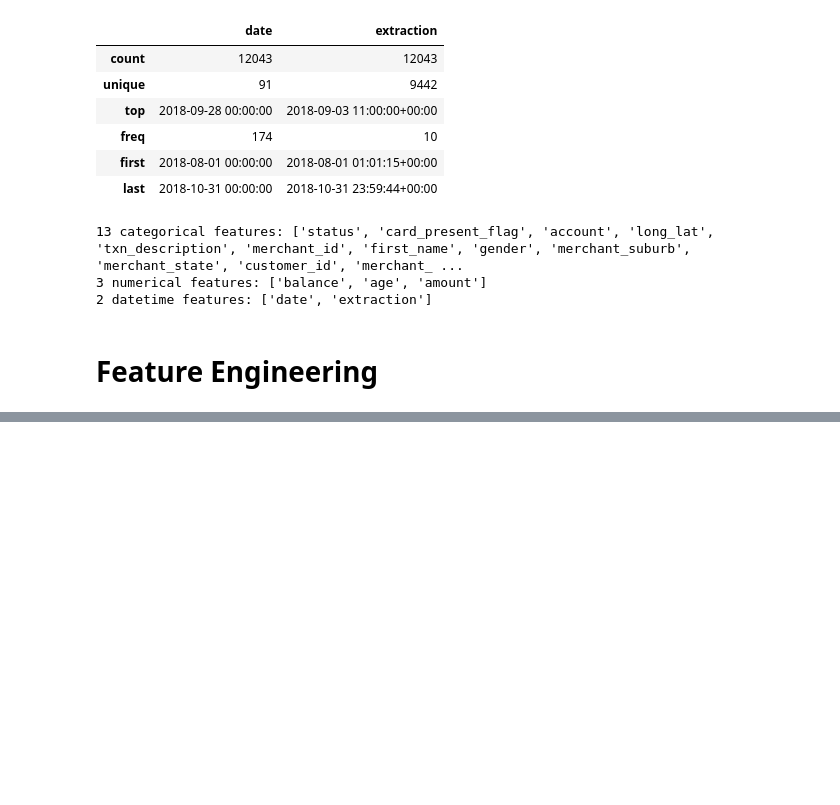
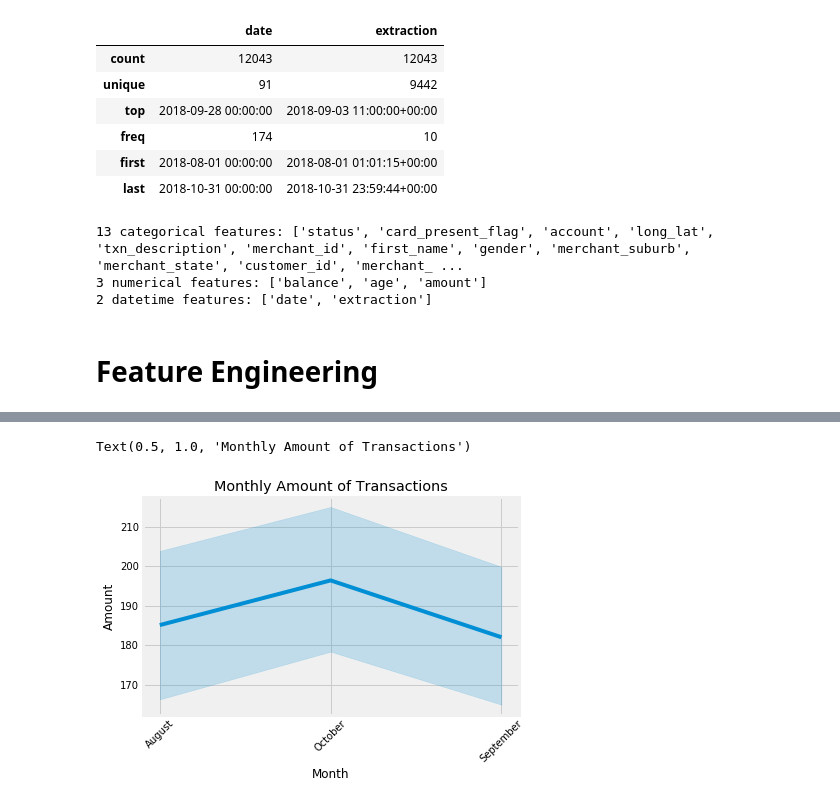
Before and after one commit to gtanubrata/Predicting-Annual-Salary, a Jupyter notebook: ANZ EDA.ipynb, the cells around one changed output, grey strips where cells are left out. Drawn from its saved outputs; the diff is of its cells as text; code cells hidden in the pictures; blank space fills up the shorter version.

```diff
--- a/ANZ EDA.ipynb
+++ b/ANZ EDA.ipynb
@@ -292,0 +581,9 @@ df['month'] = df['month'].map({8: 'August', 9: 'September', 10: 'October'})
+# %%
+sns.lineplot(data=df, x='month', y='amount')
+plt.xticks(rotation='45')
+plt.xlabel('Month')
+plt.ylabel('Amount')
+plt.title('Monthly Amount of Transactions')
+# %% [output]
+Text(0.5, 1.0, 'Monthly Amount of Transactions')
+[figure, added]
```
Also changed, not shown: parts of 36 cells of this notebook.
